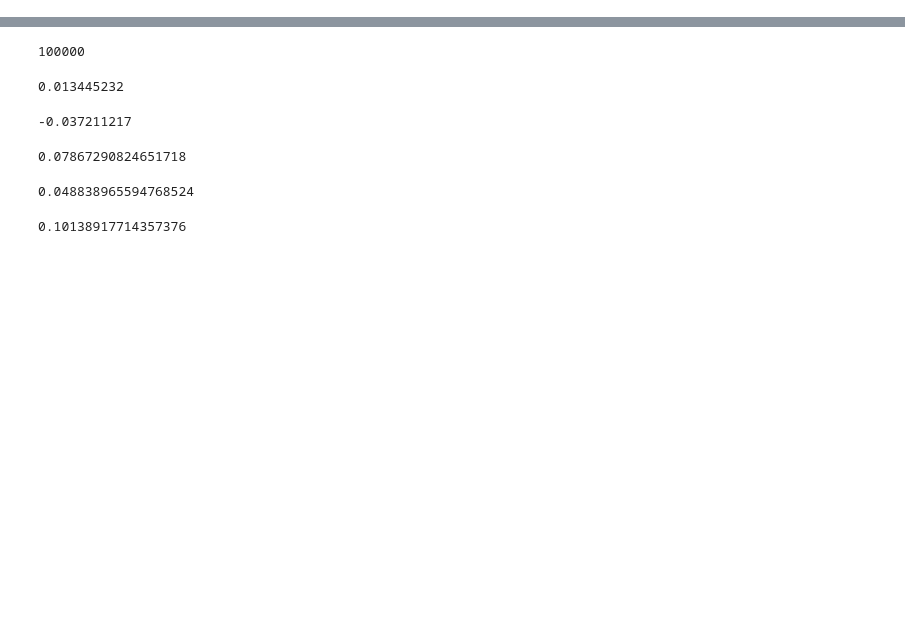
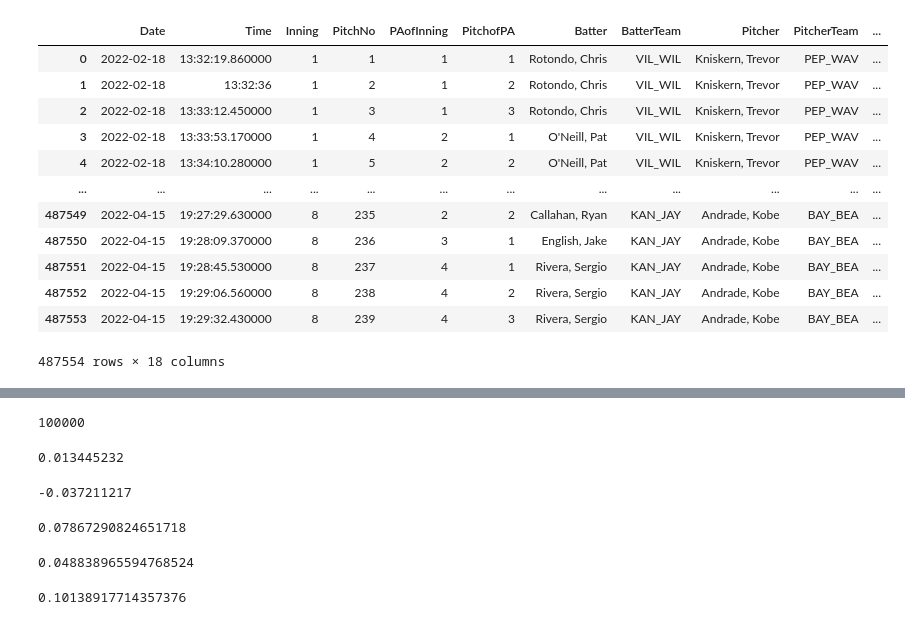
Before and after one commit to wesleyykim3/Swing-Decision-Model, a Jupyter notebook: Model_Code.ipynb, the cells around one changed output, grey strips where cells are left out. Drawn from its saved outputs; the diff is of its cells as text; code cells hidden in the pictures; blank space fills up the shorter version.

```diff
--- a/Model_Code.ipynb
+++ b/Model_Code.ipynb
@@ -12,4 +11,20 @@ from sklearn.preprocessing import MinMaxScaler
 from sklearn.dummy import DummyRegressor
 from sklearn.metrics import mean_absolute_error, mean_squared_error, r2_score
 # %%
-data = pd.read_csv('/Users/beckettdowhan/Downloads/data_cleaned.csv', low_memory=False)
+data = pd.read_csv('data_cleaned.csv', low_memory=False)
+data.dropna(inplace=True)
+data.reset_index(drop=True)
+# %% [output]
+|  | Date | Time | Inning | PitchNo | PAofInning | PitchofPA | Batter | BatterTeam | Pitcher | PitcherTeam | ... |
+| 0 | 2022-02-18 | 13:32:19.860000 | 1 | 1 | 1 | 1 | Rotondo, Chris | VIL_WIL | Kniskern, Trevor | PEP_WAV | ... |
+| 1 | 2022-02-18 | 13:32:36 | 1 | 2 | 1 | 2 | Rotondo, Chris | VIL_WIL | Kniskern, Trevor | PEP_WAV | ... |
+| 2 | 2022-02-18 | 13:33:12.450000 | 1 | 3 | 1 | 3 | Rotondo, Chris | VIL_WIL | Kniskern, Trevor | PEP_WAV | ... |
+| 3 | 2022-02-18 | 13:33:53.170000 | 1 | 4 | 2 | 1 | O'Neill, Pat | VIL_WIL | Kniskern, Trevor | PEP_WAV | ... |
+| 4 | 2022-02-18 | 13:34:10.280000 | 1 | 5 | 2 | 2 | O'Neill, Pat | VIL_WIL | Kniskern, Trevor | PEP_WAV | ... |
+| ... | ... | ... | ... | ... | ... | ... | ... | ... | ... | ... | ... |
+| 487549 | 2022-04-15 | 19:27:29.630000 | 8 | 235 | 2 | 2 | Callahan, Ryan | KAN_JAY | Andrade, Kobe | BAY_BEA | ... |
+| 487550 | 2022-04-15 | 19:28:09.370000 | 8 | 236 | 3 | 1 | English, Jake | KAN_JAY | Andrade, Kobe | BAY_BEA | ... |
+| 487551 | 2022-04-15 | 19:28:45.530000 | 8 | 237 | 4 | 1 | Rivera, Sergio | KAN_JAY | Andrade, Kobe | BAY_BEA | ... |
+| 487552 | 2022-04-15 | 19:29:06.560000 | 8 | 238 | 4 | 2 | Rivera, Sergio | KAN_JAY | Andrade, Kobe | BAY_BEA | ... |
+| 487553 | 2022-04-15 | 19:29:32.430000 | 8 | 239 | 4 | 3 | Rivera, Sergio | KAN_JAY | Andrade, Kobe | BAY_BEA | ... |
+487554 rows × 18 columns
```
Also changed, not shown: parts of 13 cells of this notebook.
